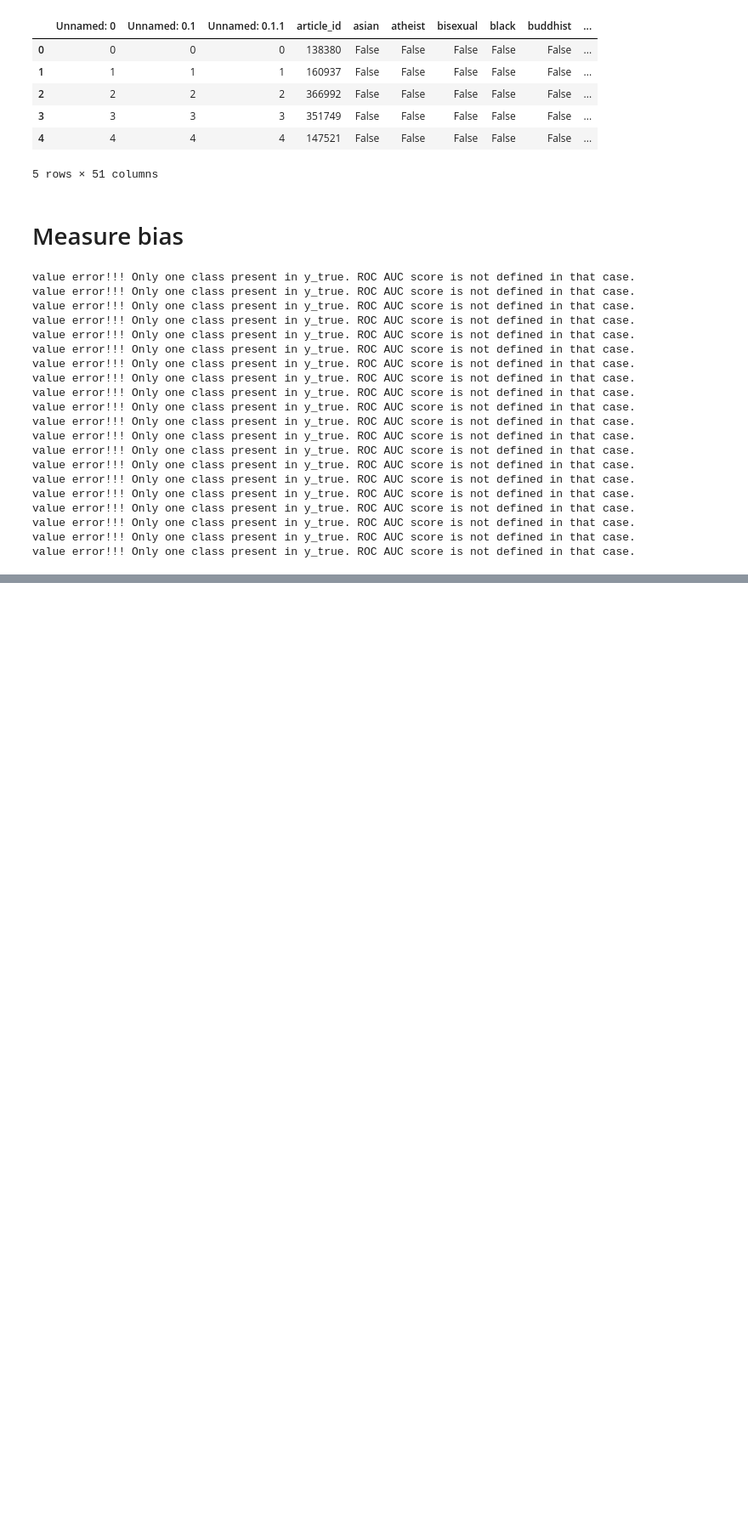
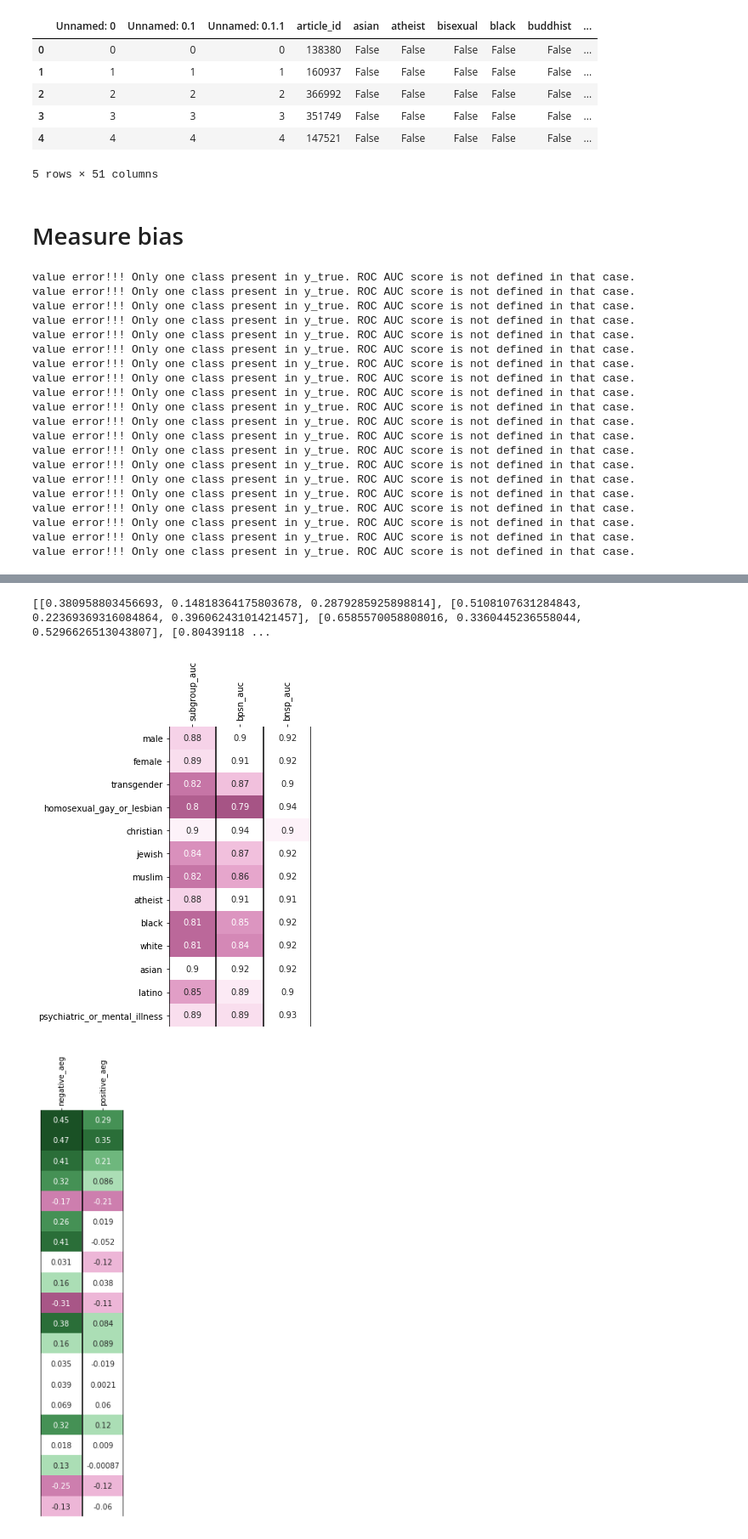
Before and after one commit to conversationai/unintended-ml-bias-analysis, a Jupyter notebook: unintended_ml_bias/FATES_Bias_Analysis.ipynb, the cells around one changed output, grey strips where cells are left out. Shown at 85% size. Cells and saved outputs as stored; diff of their text form; code cells hidden in the pictures; blank space fills up the shorter version.

```diff
--- a/unintended_ml_bias/FATES_Bias_Analysis.ipynb
+++ b/unintended_ml_bias/FATES_Bias_Analysis.ipynb
@@ -231,3 +256,65 @@ ax.yaxis: YAxis(18.000000,58.500000)
+# %%
+auc_colors = sns.cubehelix_palette(100,  # n_colors
+                                   0.6,  # start at magenta
+                                   0,  # no rotation
+                                   3,  # gamma
+                                   1,  # dark
+                                   1.2,  # light
+                                   reverse=True,
+                                   as_cmap=False)
+
+N_AEG_COLORS = 12
+
+aeg_negative_colors = sns.cubehelix_palette(N_AEG_COLORS,  # n_colors
+                                   0.6,  # start at magenta
+                                   0,  # no rotation
+                                   3,  # gamma
+                                   1,  # dark
+                                   1,  # light
+                                   reverse=True,
+                                   as_cmap=False)[int(N_AEG_COLORS/2):]
+
+aeg_positive_colors = sns.cubehelix_palette(N_AEG_COLORS,  # n_colors
+                                   2,  # greenish
+                                   0,  # no rotation
+                                   3,  # gamma
+                                   1,  # dark
+                                   1,  # light
+                                   reverse=False,
+                                   as_cmap=False)[:int(N_AEG_COLORS/2)]
+aeg_colors = aeg_negative_colors + aeg_positive_colors
+print(aeg_colors)
+
+# aeg_colors = sns.cubehelix_palette(100,  # n_colors
+#                                    2.5,  # start at magenta
+#                                    0,  # rotation
+#                                    1,  # gamma
+#                                    1,  # dark
+#                                    2,  # light
+#                                    reverse=False,
+#                                    as_cmap=True)
+
+# aeg_colors = sns.diverging_palette(140, 340, n=20, l=20, as_cmap=False, center='light')
+# print(len(aeg_colors))
+# print(aeg_colors[0])
+# aeg_colors[9] = [1, 1, 1, 1]
+# aeg_colors[10] = [1, 1, 1, 1]
+# aeg_colors[11] = [1, 1, 1, 1]
+# aeg_colors[12] = [1, 1, 1, 1]
+
+# try to make dark values lighter
+# make values > 0.9 almost white
+print_auc_heatmap(civil_comments_bias_metrics, CIVIL_COMMENTS_HEATMAP_IDENTITIES, 'Rock:TOXICITY', '/tmp/civil_aucs_1.png',
+                  auc_colors)
+
+
+# TODO: make 0 close to white.  0.3 could be pink, -0.3 could be green (same level of darkness)
+print_aeg_heatmap(madlibs_bias_metrics, MADLIB_HEATMAP_IDENTITIES, 'RockV6_2:TOXICITY', '/tmp/madlibs_aegs_6.png',
+                  aeg_colors)
+# %% [output]
+[[0.380958803456693, 0.14818364175803678, 0.2879285925898814], [0.5108107631284843, 0.22369369316084864, 0.39606243101421457], [0.6585570058808016, 0.3360445236558044, 0.5296626513043807], [0.80439118 ...
+[figure, added]
+[figure, added]
 # %%
 # import latexipy as lp
 
```
Also changed, not shown: parts of 4 cells of this notebook, 1 other file.
